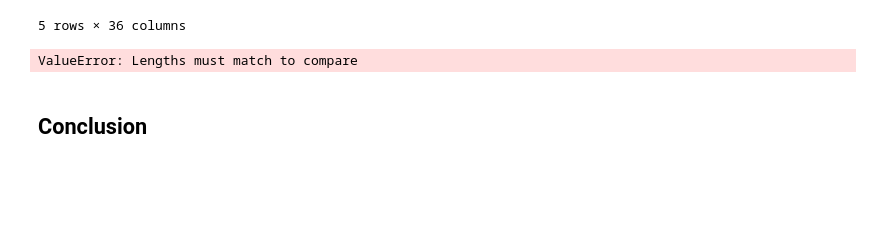
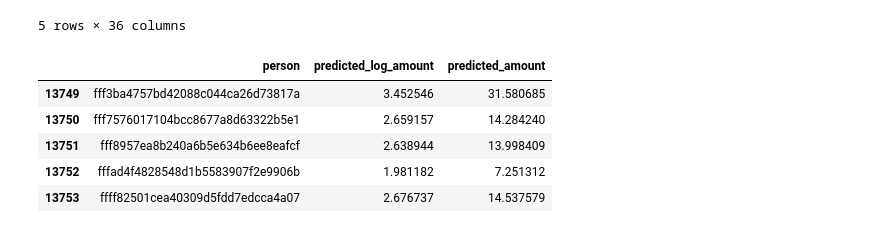
Before and after one commit to shyaginuma/udacity_capstone_starbucks, a Jupyter notebook: notebooks/blog.ipynb, the cells around one changed output. Saved outputs shown, nothing was run; the diff lists cells and outputs as text; code cells hidden in the pictures; blank space fills up the shorter version.

```diff
--- a/notebooks/blog.ipynb
+++ b/notebooks/blog.ipynb
@@ -474,6 +474,7 @@ import_data.head()
 | 4 | 0009655768c64bdeb2e877511632db8f | 33 | 72000.0 | 8.57 | 28.16 | 91.88 | 15.313333 | 6.0 | 7.151281 | ... |
 5 rows × 36 columns
 # %%
+# make predictions for each offer
 predictions = pd.DataFrame()
 for _, row in import_data.iterrows():
     person = row.person
@@ -486,3 +487,6 @@ for _, row in import_data.iterrows():
 
     new_row = pd.DataFrame([[person, offer_id, offer_type, prediction]], columns=['person', 'offer_id', 'offer_type', 'predicted_log_amount'])
     predictions = predictions.append(new_row)
+
+predictions = predictions.reset_index().drop('index', axis=1)
+predictions['predicted_log_amount'] = predictions.predicted_log_amount.map(lambda x: x[0])
@@ -491,10 +493,13 @@ predictions = predictions.reset_index().drop('index', axis=1)
-# %%
-idx = predictions.groupby('person')['predicted_log_amount'].transform(max) == predictions['predicted_log_amount']
-optimized_offer = predictions[idx]
-optimized_offer['predicted_log_amount'] = optimized_offer.predicted_log_amount.map(lambda x: x[0])
-optimized_offer['predicted_amount'] = np.exp(optimized_offer.predicted_log_amount)
-optimized_offer.tail()
-# %% [output]
-ValueError: Lengths must match to compare
-# %% [markdown]
-## Conclusion
+# %%
+# culcurate max amount for each person (after predicted)
+optimized_amount = predictions.groupby('person')['predicted_log_amount'].max().reset_index()
+optimized_amount['predicted_amount'] = np.exp(optimized_amount.predicted_log_amount)
+optimized_amount = optimized_amount.drop_duplicates()
+optimized_amount.tail()
+# %% [output]
+|  | person | predicted_log_amount | predicted_amount |
+| 13749 | fff3ba4757bd42088c044ca26d73817a | 3.452546 | 31.580685 |
+| 13750 | fff7576017104bcc8677a8d63322b5e1 | 2.659157 | 14.284240 |
+| 13751 | fff8957ea8b240a6b5e634b6ee8eafcf | 2.638944 | 13.998409 |
+| 13752 | fffad4f4828548d1b5583907f2e9906b | 1.981182 | 7.251312 |
+| 13753 | ffff82501cea40309d5fdd7edcca4a07 | 2.676737 | 14.537579 |
```
Also changed, not shown: parts of 6 cells of this notebook, 3 other files.
